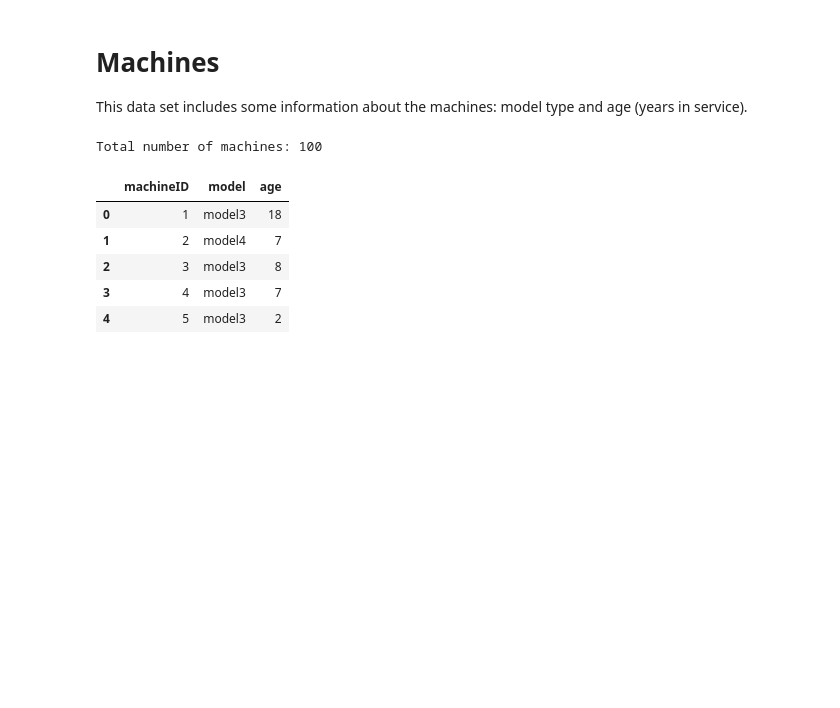
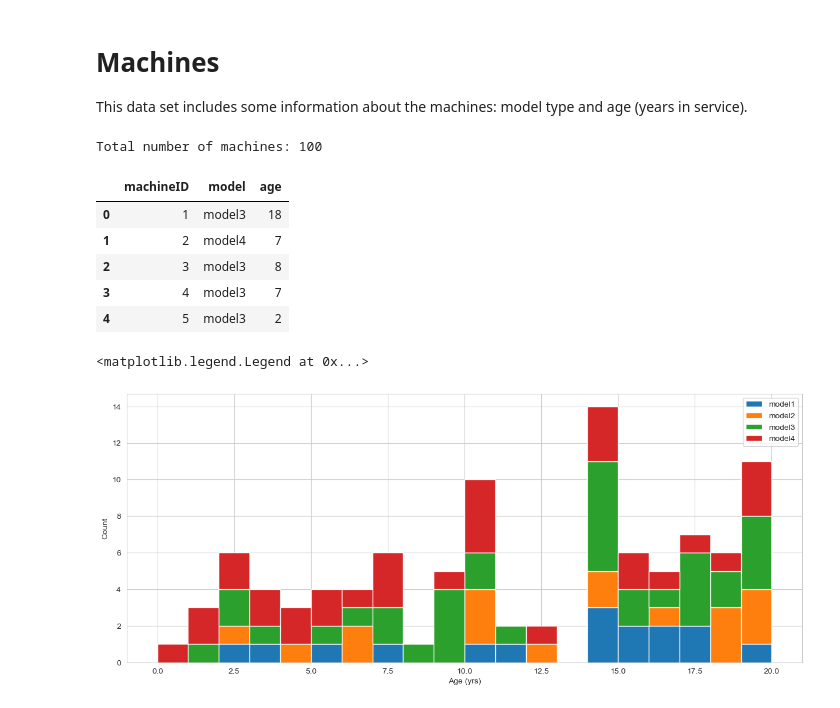
Before and after one commit to TahsinPavel/Machine-Learning-Model-for-Predictive-Maintenance-, a Jupyter notebook: Predictive Maintenance .ipynb, the cells around one changed output. Saved outputs shown, nothing was run; the diff lists cells and outputs as text; code cells hidden in the pictures; blank space fills up the shorter version.

Commit message:
plot_failures

```diff
--- a/Predictive Maintenance .ipynb
+++ b/Predictive Maintenance .ipynb
@@ -146,3 +146,17 @@ Total number of machines: 100
 | 2 | 3 | model3 | 8 |
 | 3 | 4 | model3 | 7 |
 | 4 | 5 | model3 | 2 |
+# %%
+sns.set_style("whitegrid")
+plt.figure(figsize=(15, 6))
+_, bins, _ = plt.hist([machines.loc[machines['model'] == 'model1', 'age'],
+                       machines.loc[machines['model'] == 'model2', 'age'],
+                       machines.loc[machines['model'] == 'model3', 'age'],
+                       machines.loc[machines['model'] == 'model4', 'age']],
+                       20, stacked=True, label=['model1', 'model2', 'model3', 'model4'])
+plt.xlabel('Age (yrs)')
+plt.ylabel('Count')
+plt.legend()
+# %% [output]
+<matplotlib.legend.Legend at 0x...>
+[figure, added]
```
Also changed, not shown: parts of 2 cells of this notebook, 1 other file.
